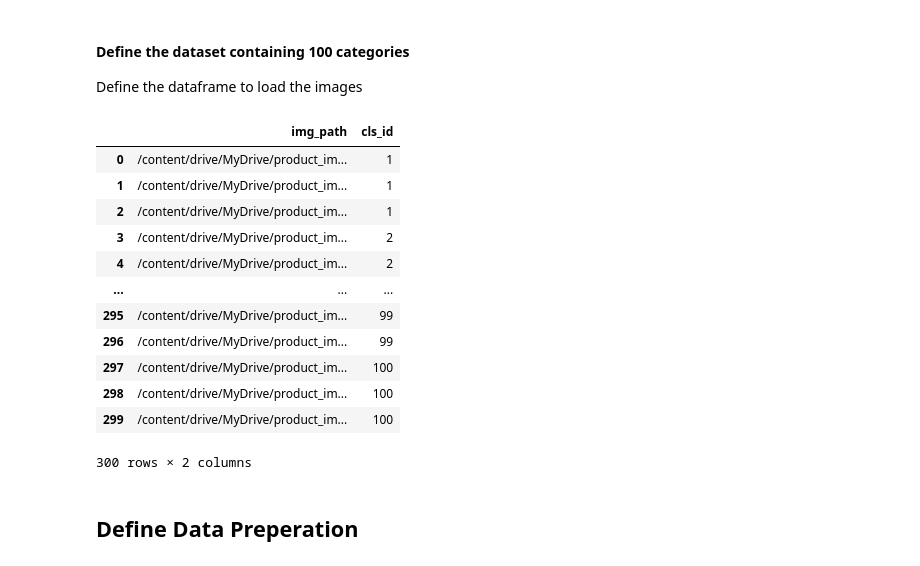
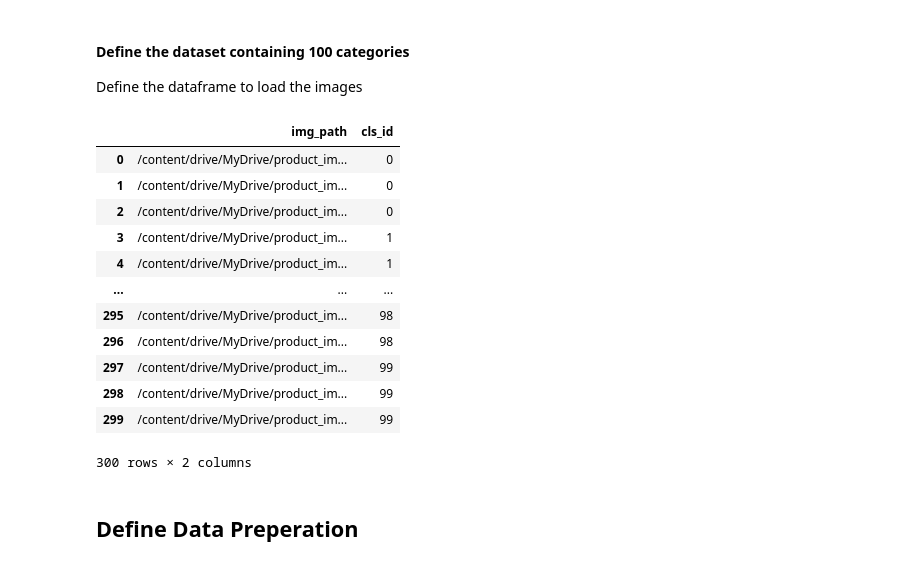
Before and after one commit to sayan0506/Product-Matching-with-Shelf-images-using-Yolov4-following-product-recognition-using-Resnet50v2, a Jupyter notebook: Product_Matching.ipynb, the cells around one changed output. Cells and saved outputs as stored; diff of their text form; code cells hidden in the pictures.

```diff
--- a/Product_Matching.ipynb
+++ b/Product_Matching.ipynb
@@ -146,37 +151,37 @@ print(img_list)
 
 Define the dataframe to load the images
 # %%
-class_labels = [i for i in range(1,101)]
+class_labels = [i for i in range(0,100)]
 img_name = img_list[0]
 cls_id = 0
 img_df = pd.DataFrame(columns = ['img_path', 'cls_id'])
 for img_id, img in enumerate(img_list):
   img_path = os.path.join(product_path, img)
   id = (int(img.split('.')[0].split('qr')[1]))
   if (id-1)!=0 and (id-1)%3==0:
     cls_id+=1
     img_df.loc[img_id, 'img_path'] = img_path
     img_df.loc[img_id, 'cls_id'] = str(class_labels[cls_id])
 
   else:
     img_df.loc[img_id, 'img_path'] = img_path
     img_df.loc[img_id, 'cls_id'] = str(class_labels[cls_id])
 
 # print the dataset
 img_df
 # %% [output]
 |  | img_path | cls_id |
-| 0 | /content/drive/MyDrive/product_im... | 1 |
-| 1 | /content/drive/MyDrive/product_im... | 1 |
-| 2 | /content/drive/MyDrive/product_im... | 1 |
-| 3 | /content/drive/MyDrive/product_im... | 2 |
-| 4 | /content/drive/MyDrive/product_im... | 2 |
+| 0 | /content/drive/MyDrive/product_im... | 0 |
+| 1 | /content/drive/MyDrive/product_im... | 0 |
+| 2 | /content/drive/MyDrive/product_im... | 0 |
+| 3 | /content/drive/MyDrive/product_im... | 1 |
+| 4 | /content/drive/MyDrive/product_im... | 1 |
 | ... | ... | ... |
-| 295 | /content/drive/MyDrive/product_im... | 99 |
-| 296 | /content/drive/MyDrive/product_im... | 99 |
-| 297 | /content/drive/MyDrive/product_im... | 100 |
-| 298 | /content/drive/MyDrive/product_im... | 100 |
-| 299 | /content/drive/MyDrive/product_im... | 100 |
+| 295 | /content/drive/MyDrive/product_im... | 98 |
+| 296 | /content/drive/MyDrive/product_im... | 98 |
+| 297 | /content/drive/MyDrive/product_im... | 99 |
+| 298 | /content/drive/MyDrive/product_im... | 99 |
+| 299 | /content/drive/MyDrive/product_im... | 99 |
 300 rows × 2 columns
 # %% [markdown]
 ## **Define Data Preperation**
```
Also changed, not shown: parts of 36 cells of this notebook.
